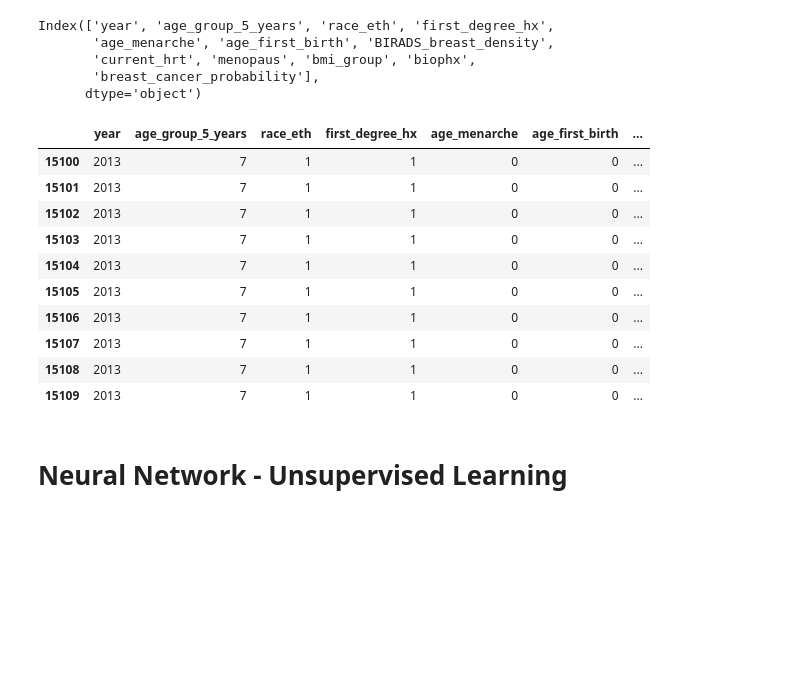
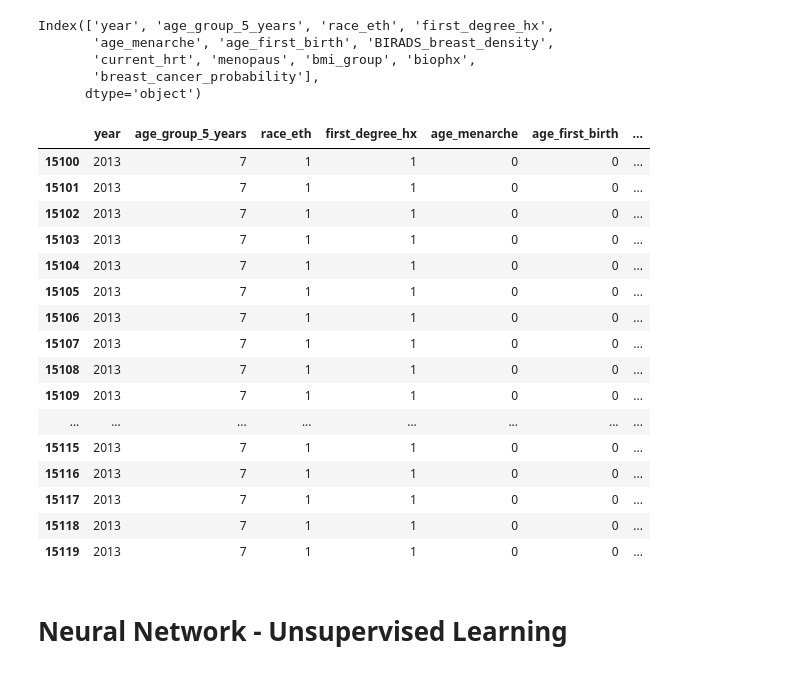
Before and after one commit to schwartzh2017/Final_Project_CL_HS, a Jupyter notebook: HS_analysis.ipynb, the cells around one changed output. Drawn from its saved outputs; the diff is of its cells as text; code cells hidden in the pictures; blank space fills up the shorter version.

```diff
--- a/HS_analysis.ipynb
+++ b/HS_analysis.ipynb
@@ -122,15 +122,3 @@ plt.title('Variance Explained by each Principle Component')
 # %% [output]
 Text(0.5, 1.0, 'Variance Explained by each Principle Component')
 [figure]
-# %%
-pca_pipeline = Pipeline([('transform', transformer),
-                         ('pca', PCA(8)),
-                         ('RF', RandomForestClassifier(class_weight='balanced', criterion='gini', max_depth=100, min_impurity_decrease= 0.0, min_samples_leaf= 1, min_samples_split= 2, n_estimators= 10, random_state= 1, verbose=0))]) #found this from below
-
-pca_pipeline.fit(X_train, y_train)
-
-y_pred = pca_pipeline.predict(X_test)
-
-sum(y_pred == y_test)/len(y_test)
-
-#0.8768317540766858!
@@ -672,20 +659,26 @@ df_total['breast_cancer_history'] = df['breast_cancer_history']
 # %%
 # Display the updated DataFrame
 pd.set_option('display.max_rows', None)
 pd.set_option('display.max_columns', None)
-df_total.head(10)
+df_total.head(20)
 # %% [output]
 |  | year | age_group_5_years | race_eth | first_degree_hx | age_menarche | age_first_birth | ... |
 | 15100 | 2013 | 7 | 1 | 1 | 0 | 0 | ... |
 | 15101 | 2013 | 7 | 1 | 1 | 0 | 0 | ... |
 | 15102 | 2013 | 7 | 1 | 1 | 0 | 0 | ... |
 | 15103 | 2013 | 7 | 1 | 1 | 0 | 0 | ... |
 | 15104 | 2013 | 7 | 1 | 1 | 0 | 0 | ... |
 | 15105 | 2013 | 7 | 1 | 1 | 0 | 0 | ... |
 | 15106 | 2013 | 7 | 1 | 1 | 0 | 0 | ... |
 | 15107 | 2013 | 7 | 1 | 1 | 0 | 0 | ... |
 | 15108 | 2013 | 7 | 1 | 1 | 0 | 0 | ... |
 | 15109 | 2013 | 7 | 1 | 1 | 0 | 0 | ... |
+| ... | ... | ... | ... | ... | ... | ... | ... |
+| 15115 | 2013 | 7 | 1 | 1 | 0 | 0 | ... |
+| 15116 | 2013 | 7 | 1 | 1 | 0 | 0 | ... |
+| 15117 | 2013 | 7 | 1 | 1 | 0 | 0 | ... |
+| 15118 | 2013 | 7 | 1 | 1 | 0 | 0 | ... |
+| 15119 | 2013 | 7 | 1 | 1 | 0 | 0 | ... |
 # %% [markdown]
 # Neural Network - Unsupervised Learning
 # %% [markdown]
```
Also changed, not shown: parts of 6 cells of this notebook, 1 other file.
